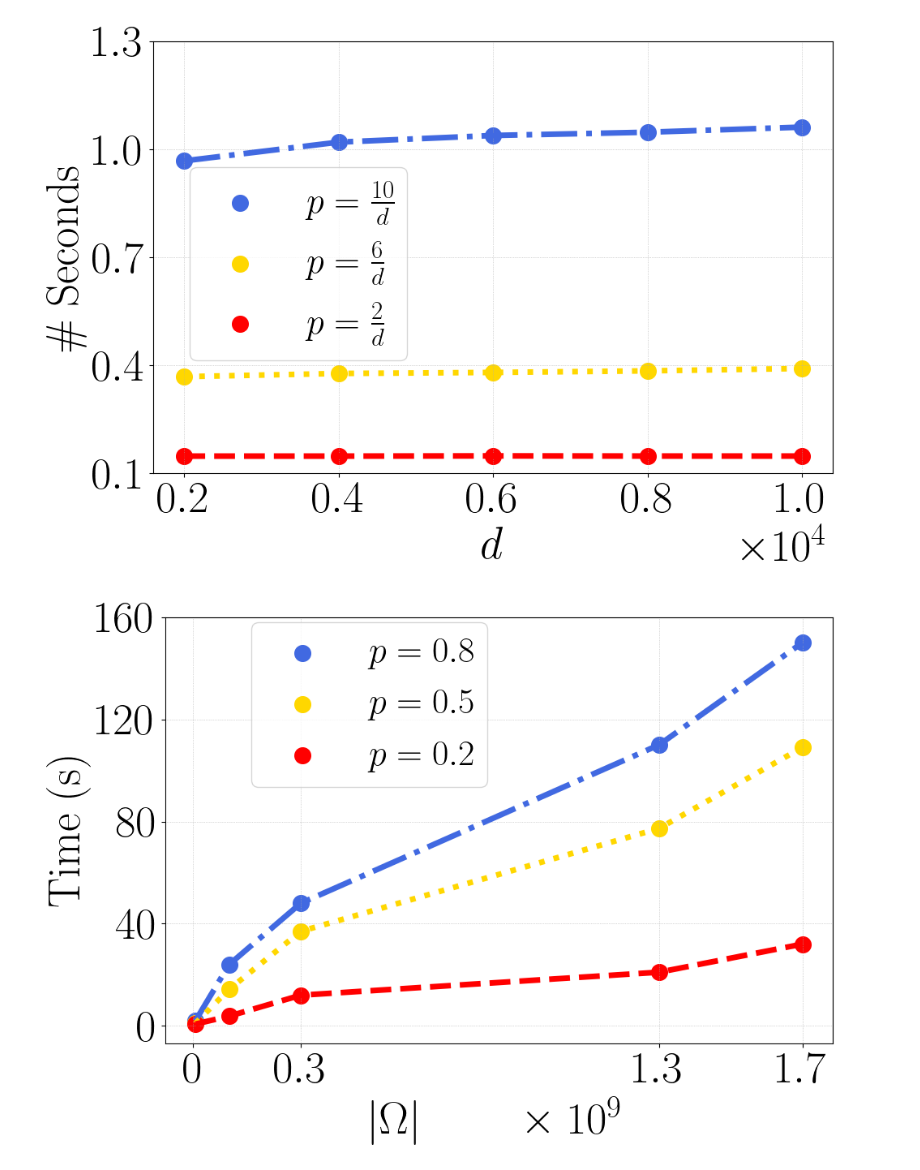
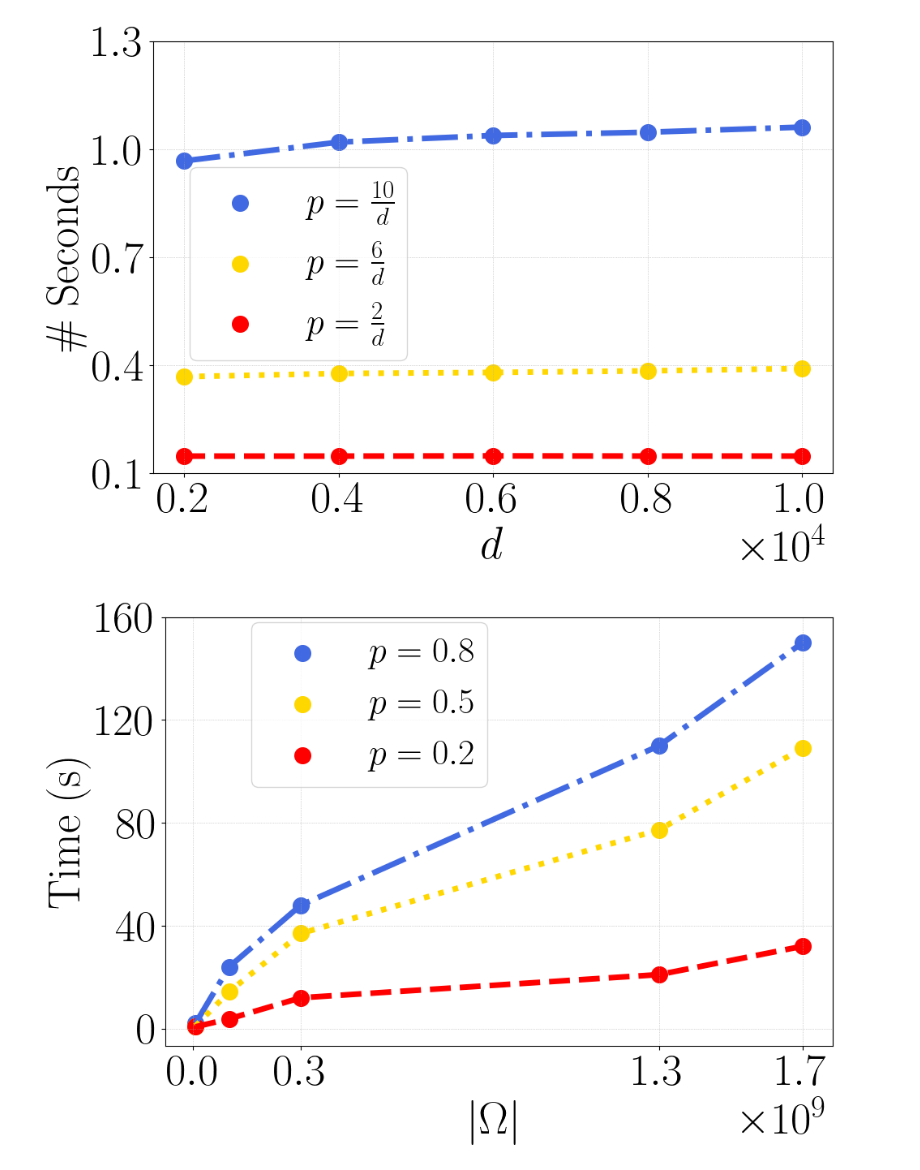
Before and after one commit to VirtuosoResearch/Matrix-completion-from-ultrasparse-samples, a Jupyter notebook: revised_figures/runtime.ipynb, the cells around one changed output. Saved outputs shown, nothing was run; the diff lists cells and outputs as text; code cells hidden in the pictures.

```diff
--- a/revised_figures/runtime.ipynb
+++ b/revised_figures/runtime.ipynb
@@ -70,33 +70,34 @@ f, ax = plt.subplots(figsize=(10,7))
 plt.plot(m, runtime_8, lw=5, color='royalblue', ls="dashdot")
 plt.scatter(m, runtime_8, s=200, color='royalblue', label=r"$p=0.8$")
 
 plt.plot(m, runtime_5, lw=5, color='gold', ls="dotted")
 plt.scatter(m, runtime_5, s=200, color='gold', label=r"$p=0.5$")
 
 plt.plot(m, runtime_2, lw=5, color='red', ls="dashed")
 plt.scatter(m, runtime_2, s=200, color='red', label=r"$p=0.2$")
 
 ax.legend(fontsize=32, loc='upper right', bbox_to_anchor=(0.51, 1.03))
 
-plt.xlabel(r"$|\Omega|\quad\quad\times 10^9$", fontsize=40)
+plt.xlabel(r"$|\Omega|$", fontsize=40)
 ax.xaxis.set_major_locator(MaxNLocator(integer=True))
 ax.ticklabel_format(style='sci', axis='x', scilimits=(0,0))
 ax.xaxis.get_offset_text().set_fontsize(40)
 
 xticks = m
-plt.xticks([0, 3e8, 1.3e9, 1.7e9], [r'$\mathrm{0}$', r'$\mathrm{0.3}$', r'$\mathrm{1.3}$', r'$\mathrm{1.7}$'], fontsize=40)
+#plt.xticks([0, 3e8, 1.3e9, 1.7e9], [r'$\mathrm{0}$', r'$\mathrm{0.3}$', r'$\mathrm{1.3}$', r'$\mathrm{1.7}$'], fontsize=40)
+plt.xticks([0, 3e8, 1.3e9, 1.7e9], fontsize=40)
 plt.yticks([0, 40, 80, 120, 160], fontsize=40)
 #plt.ylim(-0.2, 180)
 plt.ylabel(r"$\mathrm{Time~(s)}$", fontsize=40)
 
 
 
 plt.grid(lw=0.5, ls=":")
 plt.tight_layout()
 plot_name = f"runtime_real.pdf"
 plt.savefig(plot_name, bbox_inches='tight', format="pdf", dpi=1200)
 
 plt.show()
 plt.close()
 # %% [output]
-[figure, old version]
+[figure, new version]
```
Also changed, not shown: 1 other file.
